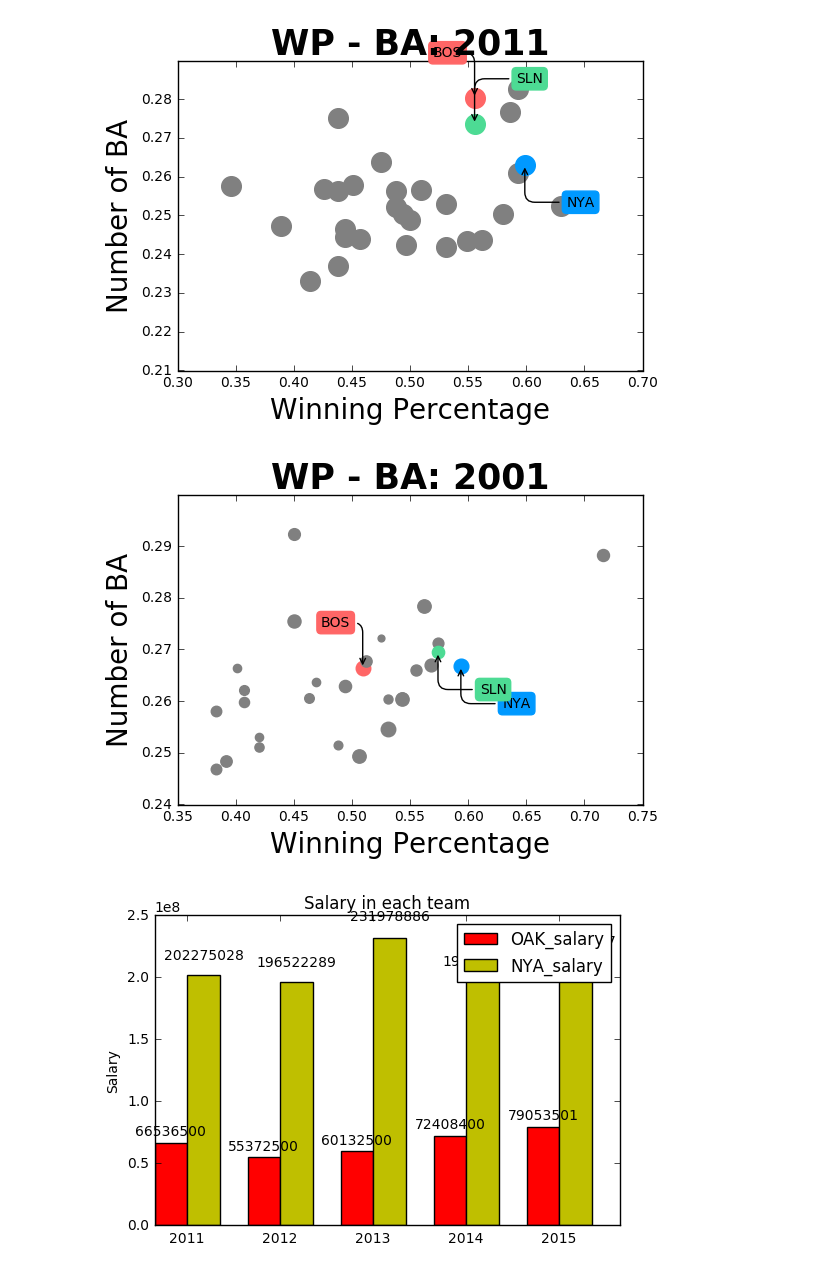
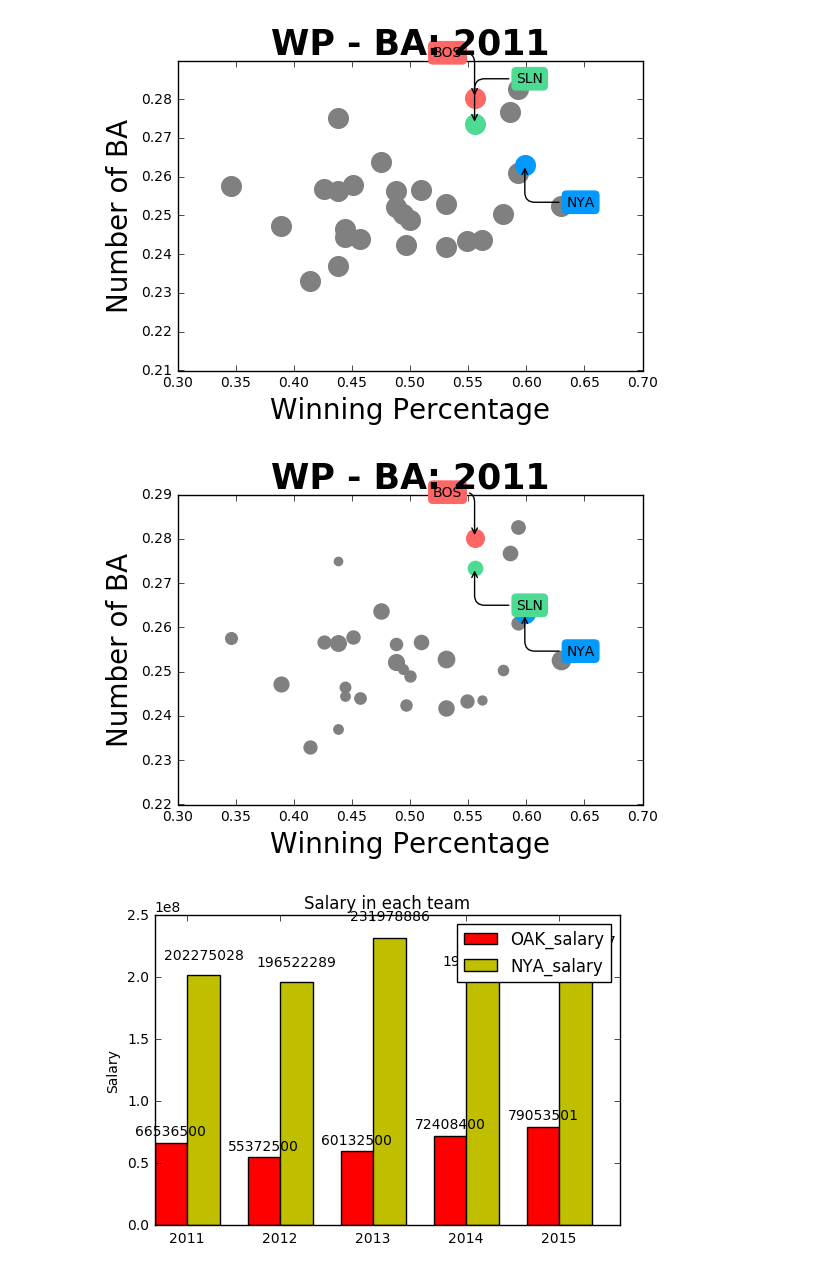
Before and after one commit to JeffWang0501/VALabProject2016, a Jupyter notebook: test.ipynb, the cells around one changed output. Cells and saved outputs as stored; diff of their text form; code cells hidden in the pictures.

```diff
--- a/test.ipynb
+++ b/test.ipynb
@@ -16,0 +15,4 @@ teams = teams.set_index(['yearID', 'teamID'])
+# %%
+teams = teams[teams['yearID'] >= 2011]
+Batting = Batting[Batting['yearID'] >= 2011]
+Pitching = Pitching[Pitching['yearID'] >= 2011]
@@ -18,11 +24,32 @@ teams = teams.set_index(['yearID', 'teamID'])
 salaries_by_yearID_teamID = salaries.groupby(['yearID', 'teamID'])['salary'].sum()
 # %%
 teams = teams.join(salaries_by_yearID_teamID)
+# %%
+#To calculate all pitchers' data
+Pitcher_strikeout_by_yearID_teamID = Pitching.groupby(['yearID', 'teamID'])['SO'].sum()
+Pitcher_walk_by_yearID_teamID = Pitching.groupby(['yearID', 'teamID'])['BB'].sum()
+Pitcher_RunsAllowed_by_yearID_teamID = Pitching.groupby(['yearID', 'teamID'])['R'].sum()
+Pitcher_behitted_by_yearID_teamID = Pitching.groupby(['yearID', 'teamID'])['H'].sum()
+# %%
+teams['PK'] = Pitcher_strikeout_by_yearID_teamID
+teams['PBB'] = Pitcher_walk_by_yearID_teamID
+teams['PR'] = Pitcher_RunsAllowed_by_yearID_teamID
+teams['PH'] = Pitcher_behitted_by_yearID_teamID
 # %%
+teams['WP'] = teams['W'] / (teams['W'] + teams['L'])
+
+#batting information
 teams['BA'] = teams['H']/teams['AB']
 teams['OBP'] = (teams['H'] + teams['BB'] + teams['HBP']) / (teams['AB'] + teams['BB'] + teams['HBP'] + teams['SF'])
 teams['SLG'] = (teams['H'] + teams['2B'] + (2*teams['3B']) + (3*teams['HR'])) / teams['AB']
-teams['WP'] = teams['W'] / (teams['W'] + teams['L'])
+
+#pitching information
+teams['H/9'] = (teams['PH']*9) / (teams['IPouts']/3)
+teams['PRA'] = (teams['PR']*9) / (teams['IPouts']/3)
+teams['WHIP'] = (teams['PH'] + teams['PBB']) / (teams['IPouts']/3)
+teams['K/9'] = (teams['PK']*9) / (teams['IPouts']/3)
+teams['BB/9'] = (teams['PBB']*9) / (teams['IPouts']/3)
+teams['K/BB'] = teams['PK'] / teams['PBB']
 # %%
 def show_pie_chart(team, year):
     # The slices will be ordered and plotted counter-clockwise.
@@ -118,9 +145,9 @@ def show_plot_bubble(teams, year):
     ax.set_title('WP - BA: '+ str(year), fontsize=25, fontweight='bold')
     plt.show()
 # %%
-show_plot_bubble(teams, 2001)
+show_plot_bubble(teams, 2011)
 # %% [output]
-[figure, old version]
+[figure, new version]
 # %%
 #show bar chart
 
```
Also changed, not shown: parts of 5 cells of this notebook.
